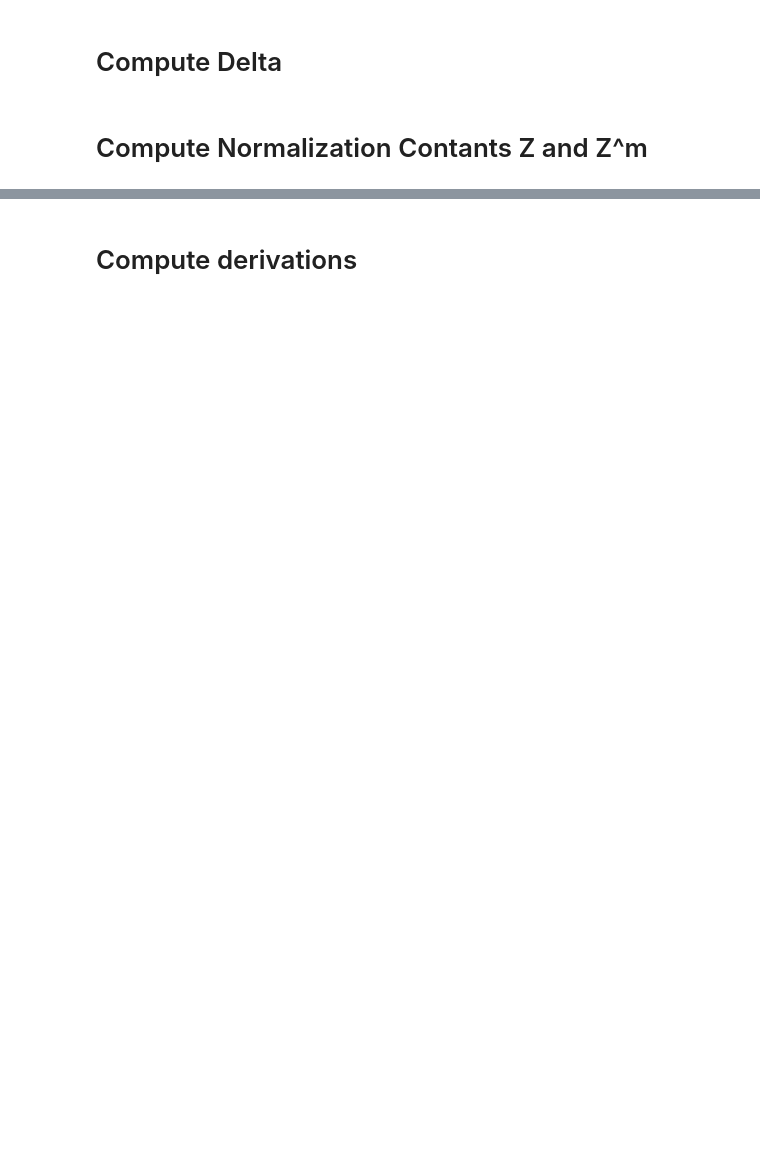
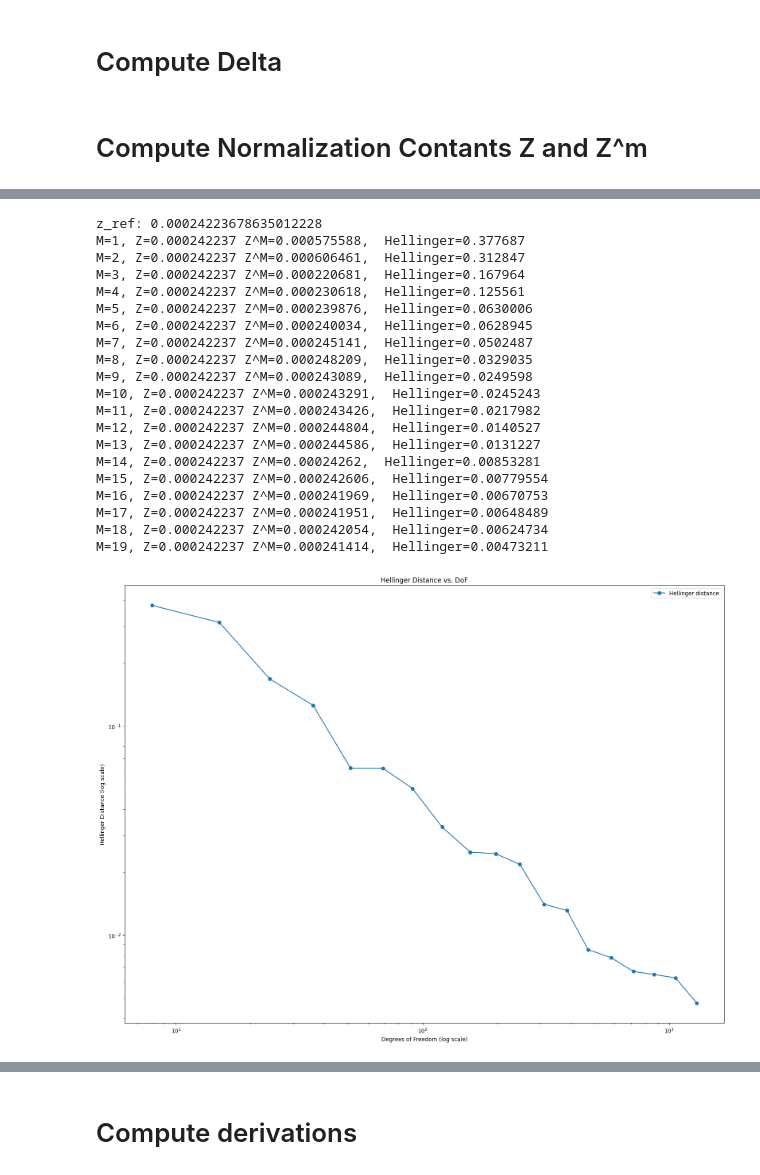
Before and after one commit to weiyuanoh/FYP, a Jupyter notebook: Hellinger Distance.ipynb, the cells around one changed output, grey strips where cells are left out. Drawn from its saved outputs; the diff is of its cells as text; code cells hidden in the pictures; blank space fills up the shorter version.

Commit message:
log plot of Hellinger Distance vs DOF

```diff
--- a/Hellinger Distance.ipynb
+++ b/Hellinger Distance.ipynb
@@ -728,18 +740,5 @@ sigma = 0.01
 num_dorfler = 30
 num_quad_points = 20
 num_points = 9
-M_list = list(range(3,20))  # refinement levels we want
+M_list = list(range(1,20))  # refinement levels we want
 observations, observations_value_list_at_m = compute_delta(num_dorfler, sigma, beta_ref, num_points)
-# %%
-phi_ref = phi_parametric(observations, sigma, num_points, num_dorfler)
-z_ref = compute_normalising_constant(I, phi_ref, 20)
-
-for M in M_list:
-        phi_M = phi_parametric(observations, sigma, num_points, M)
-        Z_M   = compute_normalising_constant(I, phi_M, num_quad_points)
-
-
-        # 3) Compute Hellinger distance d_H(\rho^{M,\delta}, \rho^\delta)
-        H = compute_hellinger_distance(phi_ref, z_ref, phi_M, Z_M, I, num_quad_points)
-
-        print(f"M={M}, Z={z_ref:.6g} Z^M={Z_M:.6g},  Hellinger={H:.6g}")
@@ -826,0 +745,54 @@ M=5,  Z^M=0.0103469,  Hellinger=0.153825
+# %%
+final_mesh_ref, _, _, _, _ = refinement_loop2(beta_ref, num_dorfler)
+phi_ref = phi_parametric2(final_mesh_ref, observations, sigma, num_points)
+z_ref = compute_normalising_constant(I, phi_ref, 20)
+print("z_ref:", z_ref)
+M_vals = []
+H_vals = []
+dof_vals = []
+for M in M_list:
+        final_mesh_m, _, ddof_list_M, _, _ = refinement_loop2(beta_ref, M)
+        phi_M = phi_parametric2(final_mesh_m, observations, sigma, num_points)
+        Z_M   = compute_normalising_constant(I, phi_M, num_quad_points)
+        H = compute_hellinger_distance(phi_ref, z_ref, phi_M, Z_M, I, num_quad_points)
+        if ddof_list_M:
+                dof_M = ddof_list_M[-1]
+        else:
+        # fallback: initial mesh had (len(mesh) - 2) interior points
+                dof_M = len(final_mesh_m) - 2
+        M_vals.append(M)
+        H_vals.append(H)
+        dof_vals.append(dof_M)
+
+        print(f"M={M}, Z={z_ref:.6g} Z^M={Z_M:.6g},  Hellinger={H:.6g}")
+
+plt.figure(figsize=(16,12))
+plt.loglog(dof_vals, H_vals, 'o-', label='Hellinger distance')
+plt.xlabel('Degrees of Freedom (log scale)')
+plt.ylabel('Hellinger Distance (log scale)')
+plt.title('Hellinger Distance vs. DoF')
+plt.legend()
+plt.tight_layout()
+plt.show()
+# %% [output]
+z_ref: 0.00024223678635012228
+M=1, Z=0.000242237 Z^M=0.000575588,  Hellinger=0.377687
+M=2, Z=0.000242237 Z^M=0.000606461,  Hellinger=0.312847
+M=3, Z=0.000242237 Z^M=0.000220681,  Hellinger=0.167964
+M=4, Z=0.000242237 Z^M=0.000230618,  Hellinger=0.125561
+M=5, Z=0.000242237 Z^M=0.000239876,  Hellinger=0.0630006
+M=6, Z=0.000242237 Z^M=0.000240034,  Hellinger=0.0628945
+M=7, Z=0.000242237 Z^M=0.000245141,  Hellinger=0.0502487
+M=8, Z=0.000242237 Z^M=0.000248209,  Hellinger=0.0329035
+M=9, Z=0.000242237 Z^M=0.000243089,  Hellinger=0.0249598
+M=10, Z=0.000242237 Z^M=0.000243291,  Hellinger=0.0245243
+M=11, Z=0.000242237 Z^M=0.000243426,  Hellinger=0.0217982
+M=12, Z=0.000242237 Z^M=0.000244804,  Hellinger=0.0140527
+M=13, Z=0.000242237 Z^M=0.000244586,  Hellinger=0.0131227
+M=14, Z=0.000242237 Z^M=0.00024262,  Hellinger=0.00853281
+M=15, Z=0.000242237 Z^M=0.000242606,  Hellinger=0.00779554
+M=16, Z=0.000242237 Z^M=0.000241969,  Hellinger=0.00670753
+M=17, Z=0.000242237 Z^M=0.000241951,  Hellinger=0.00648489
+M=18, Z=0.000242237 Z^M=0.000242054,  Hellinger=0.00624734
+M=19, Z=0.000242237 Z^M=0.000241414,  Hellinger=0.00473211
+[figure, added]
```
Also changed, not shown: parts of 6 cells of this notebook.
